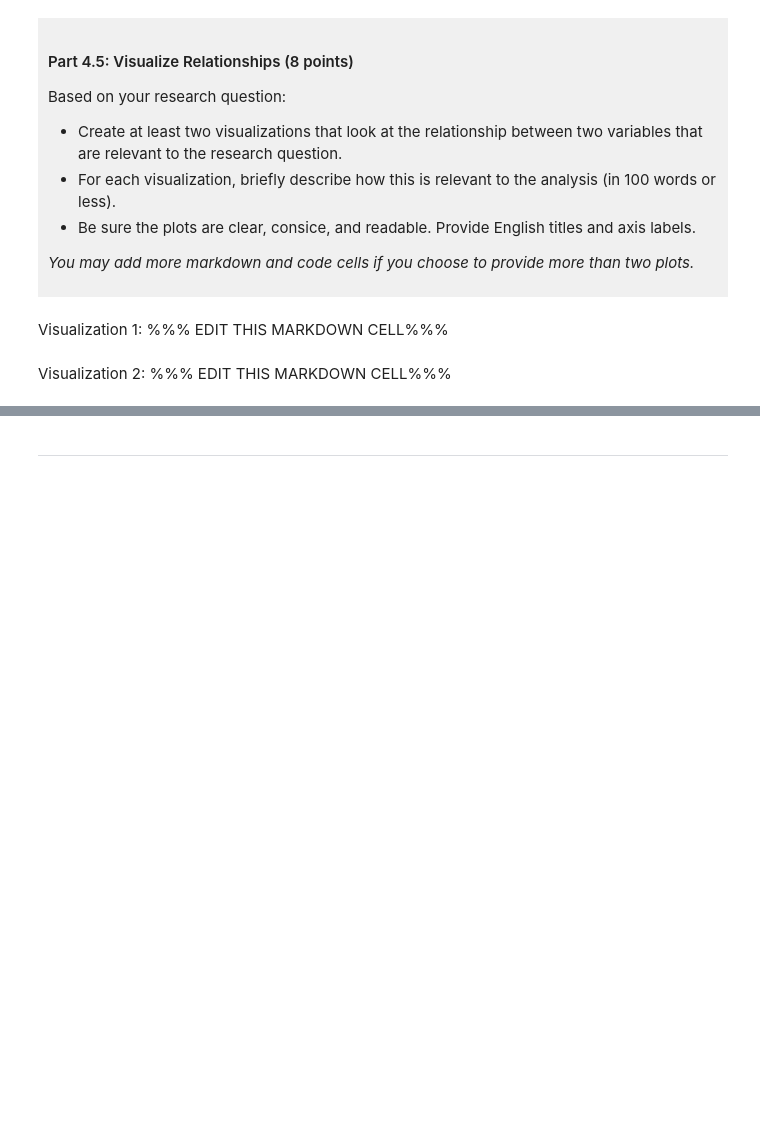
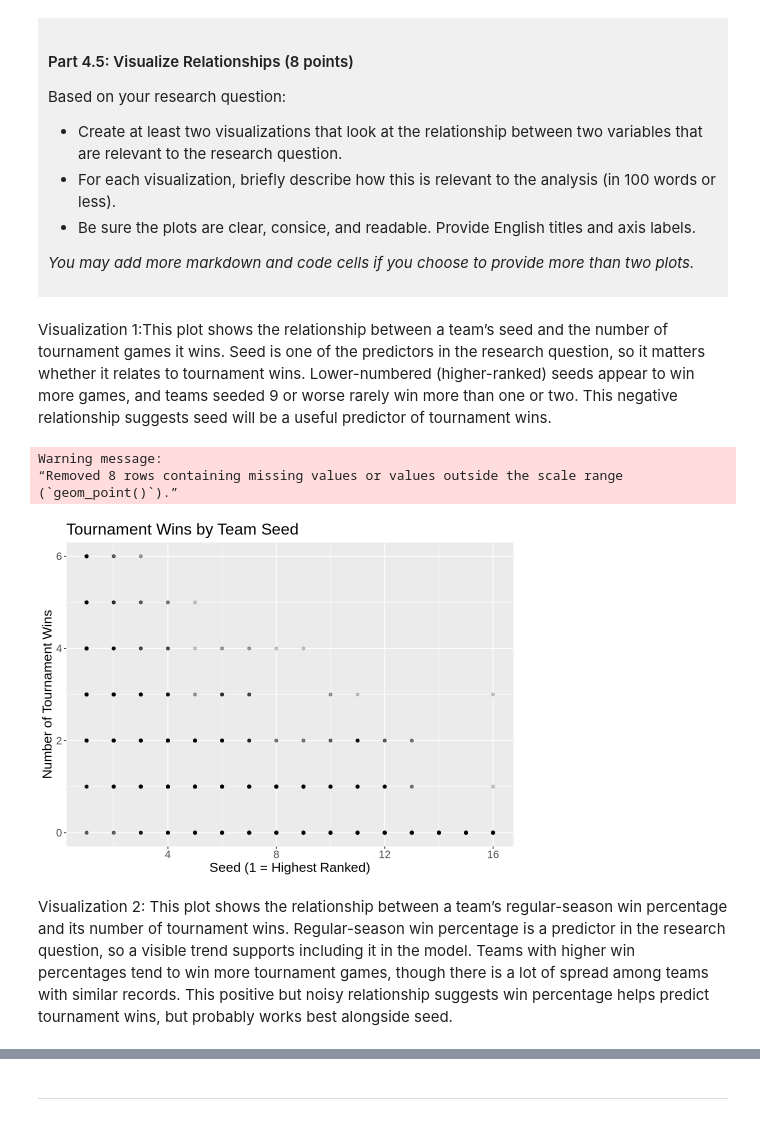
Before and after one commit to Khitmadekyaing/dsci-100-project-angelinaxia-kyaing, a Jupyter notebook: dsci-100-project-notebook.ipynb, the cells around one changed output, grey strips where cells are left out. Saved outputs shown, nothing was run; the diff lists cells and outputs as text; code cells hidden in the pictures; blank space fills up the shorter version.

```diff
--- a/dsci-100-project-notebook.ipynb
+++ b/dsci-100-project-notebook.ipynb
@@ -324,9 +395,22 @@ Based on your research question:
 *You may add more markdown and code cells if you choose to provide more than two plots.*
 </div>
 # %% [markdown]
-Visualization 1: %%% EDIT THIS MARKDOWN CELL%%%
+Visualization 1:This plot shows the relationship between a team’s seed and the number of tournament games it wins. Seed is one of the predictors in the research question, so it matters whether it relates to tournament wins. Lower-numbered (higher-ranked) seeds appear to win more games, and teams seeded 9 or worse rarely win more than one or two. This negative relationship suggests seed will be a useful predictor of tournament wins.
 # %%
-### EDIT THIS CODE CELL FOR VISUALIZATION 1###
+seed_plot <- march_tidy |>
+  ggplot(aes(x = seed, y = tourney_wins)) +
+  geom_point(alpha = 0.2) +
+  labs(title = "Tournament Wins by Team Seed",
+       x = "Seed (1 = Highest Ranked)",
+       y = "Number of Tournament Wins") +
+  theme(text = element_text(size = 16))
+
+seed_plot
+# %% [output]
+Warning message:
+“Removed 8 rows containing missing values or values outside the scale range
+(`geom_point()`).”
+[figure, added]
 # %% [markdown]
-Visualization 2: %%% EDIT THIS MARKDOWN CELL%%%
+Visualization 2: This plot shows the relationship between a team’s regular-season win percentage and its number of tournament wins. Regular-season win percentage is a predictor in the research question, so a visible trend supports including it in the model. Teams with higher win percentages tend to win more tournament games, though there is a lot of spread among teams with similar records. This positive but noisy relationship suggests win percentage helps predict tournament wins, but probably works best alongside seed.
 # %%
```
Also changed, not shown: parts of 7 cells of this notebook.
